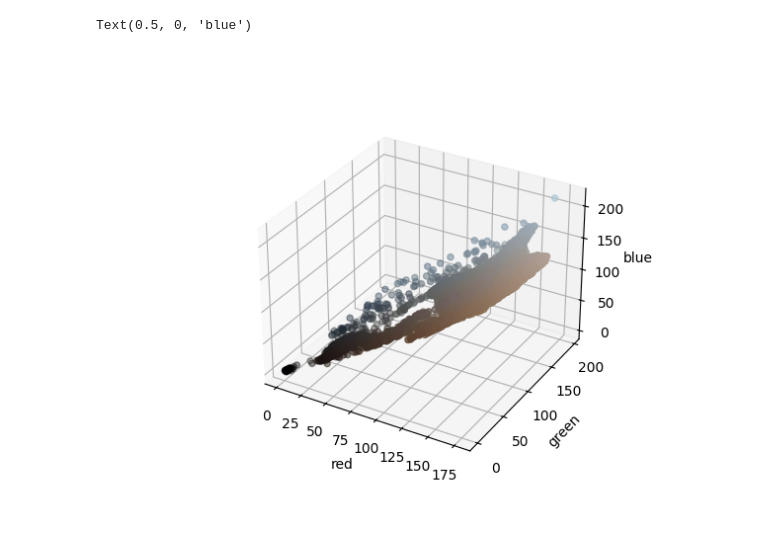
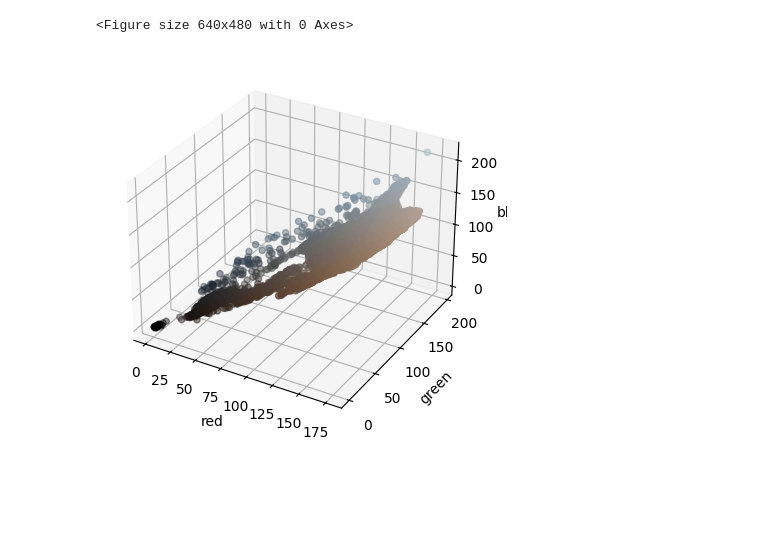
Before and after one commit to LorenzoZInna/PhotoColorFinder, a Jupyter notebook: Notebook.ipynb, the cells around one changed output. Saved outputs shown, nothing was run; the diff lists cells and outputs as text; code cells hidden in the pictures; blank space fills up the shorter version.

```diff
--- a/Notebook.ipynb
+++ b/Notebook.ipynb
@@ -29,37 +31,42 @@ plt.show()
 # %%
 from mpl_toolkits.mplot3d import Axes3D
+from sklearn.preprocessing import MinMaxScaler
+scaler= MinMaxScaler()
 reshaped_image=image_resized.reshape(-1,3) #we reshape xy pixels of the image into 1D vector of length nx * ny for point classification
 # creating 3d plot using matplotlib
 # in python
+plt.clf()
+# for creating a responsive plot
 
-# for creating a responsive plot
-%matplotlib widget
 from mpl_toolkits.mplot3d import Axes3D
 import matplotlib.pyplot as plt
 reshaped_image.shape
 
 
 # For each set of style and range settings, plot n random points in the box
 # defined by x in [23, 32], y in [0, 100], z in [zlow, zhigh].
 red=[]
 green=[]
 blue=[]
 for index,element in enumerate(reshaped_image) :
     red.append(reshaped_image[index][0])
     green.append(reshaped_image[index][1])
     blue.append(reshaped_image[index][2])
 
 red=np.array(red)
 green=np.array(green)
 blue=np.array(blue)
 
-fig = plt.figure()
-ax = fig.add_subplot(111, projection='3d')
+
+fig1 = plt.figure()
+ax = fig1.add_subplot(111, projection='3d')
 
 ax.scatter(red, green, blue,c=np.stack((red/255, green/255, blue/255), axis=-1), marker='o')
 ax.set_xlabel('red')
 ax.set_ylabel('green')
 ax.set_zlabel('blue')
+plt.show()
+plt.close()
 # %% [output]
-Text(0.5, 0, 'blue')
+<Figure size 640x480 with 0 Axes>
-[figure, old version]
+[figure, new version]
```
Also changed, not shown: parts of 15 cells of this notebook, 2 other files.
